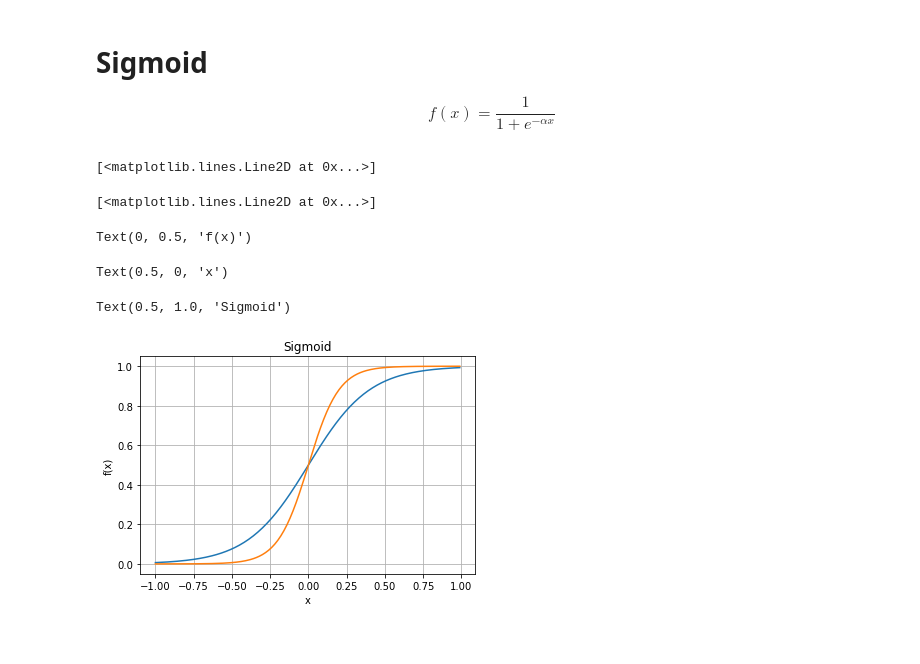
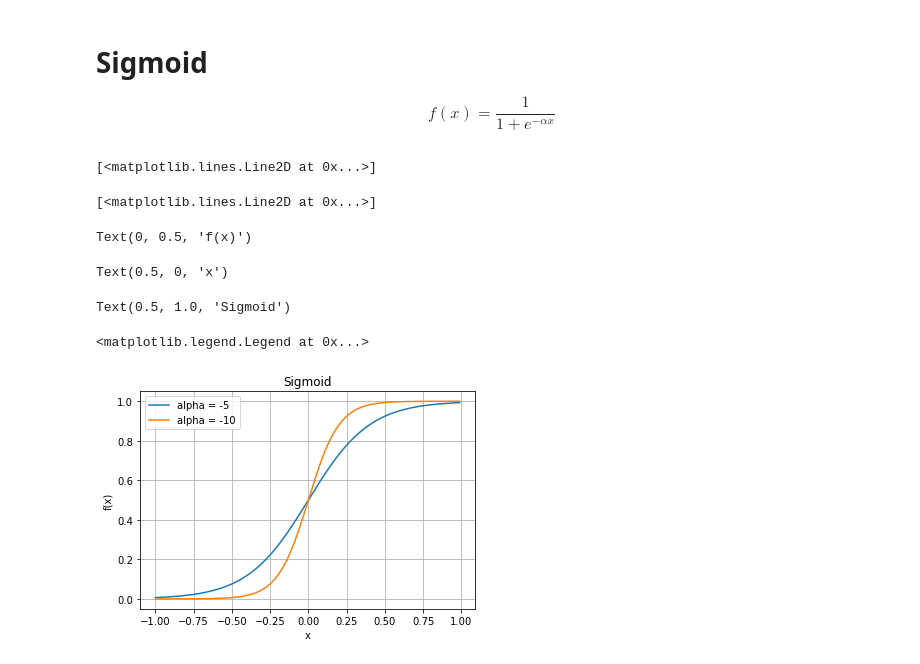
Before and after one commit to ekalachev/jupyter_charts, a Jupyter notebook: matplotlib.ipynb, the cells around one changed output. Cells and saved outputs as stored; diff of their text form; code cells hidden in the pictures.

```diff
--- a/matplotlib.ipynb
+++ b/matplotlib.ipynb
@@ -107,28 +107,30 @@ $$
 # %%
 %matplotlib inline
 
 fig = plt.figure(figsize=(6, 4))
 
 x = np.arange(-1, 1, 0.01)
 
 plt.plot(x, (1/(1 + np.e**(-5*x))))
 plt.plot(x, (1/(1 + np.e**(-10*x))))
 
 plt.ylabel('f(x)')
 plt.xlabel('x')
 
 plt.title('Sigmoid')
+plt.legend(['alpha = -5', 'alpha = -10'])
 
 plt.grid(True)
 
 plt.show()
 # %% [output]
 [<matplotlib.lines.Line2D at 0x...>]
 [<matplotlib.lines.Line2D at 0x...>]
 Text(0, 0.5, 'f(x)')
 Text(0.5, 0, 'x')
 Text(0.5, 1.0, 'Sigmoid')
+<matplotlib.legend.Legend at 0x...>
-[figure, old version]
+[figure, new version]
 # %%
 # Important for animation
 %matplotlib notebook
```
